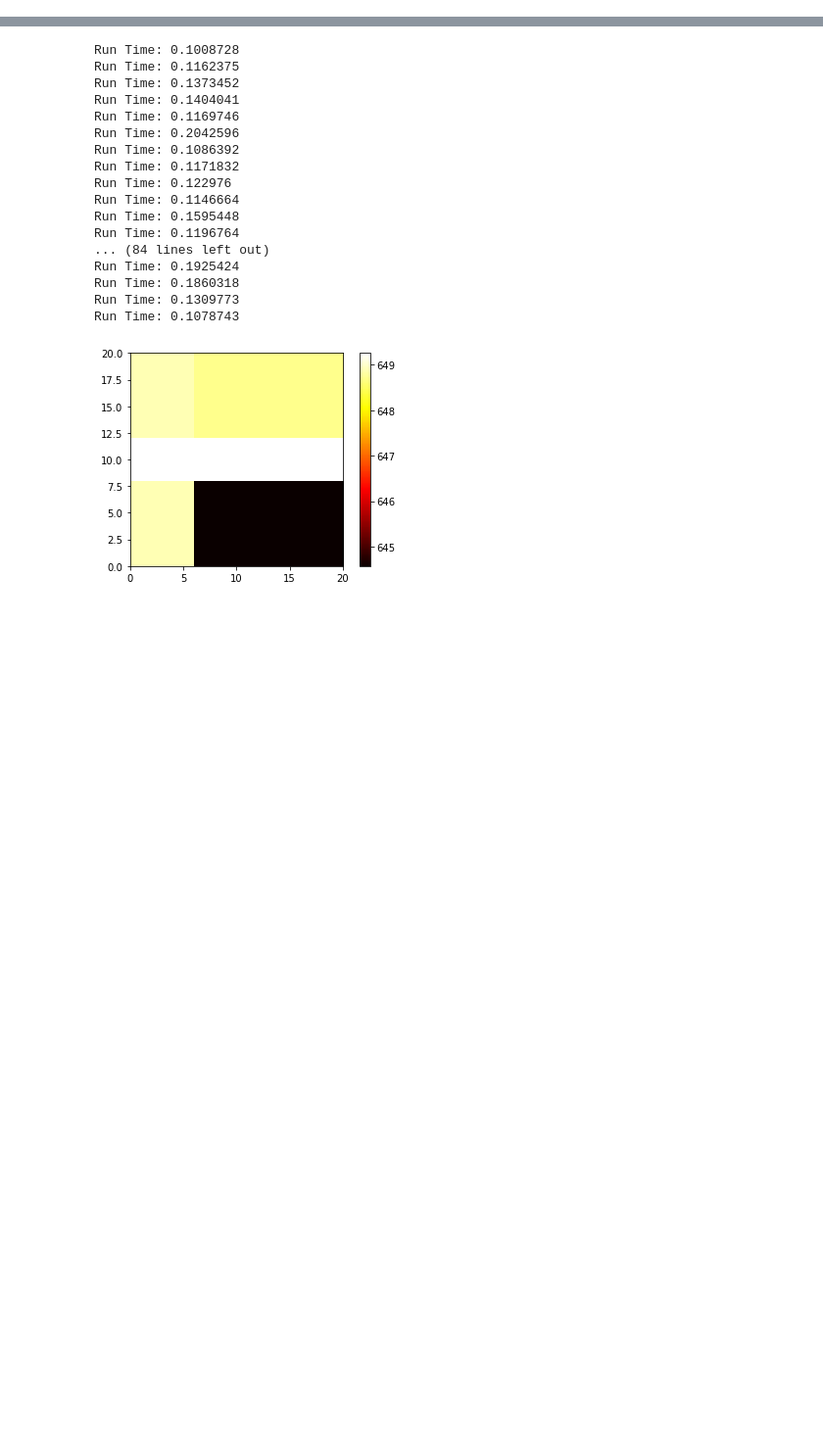
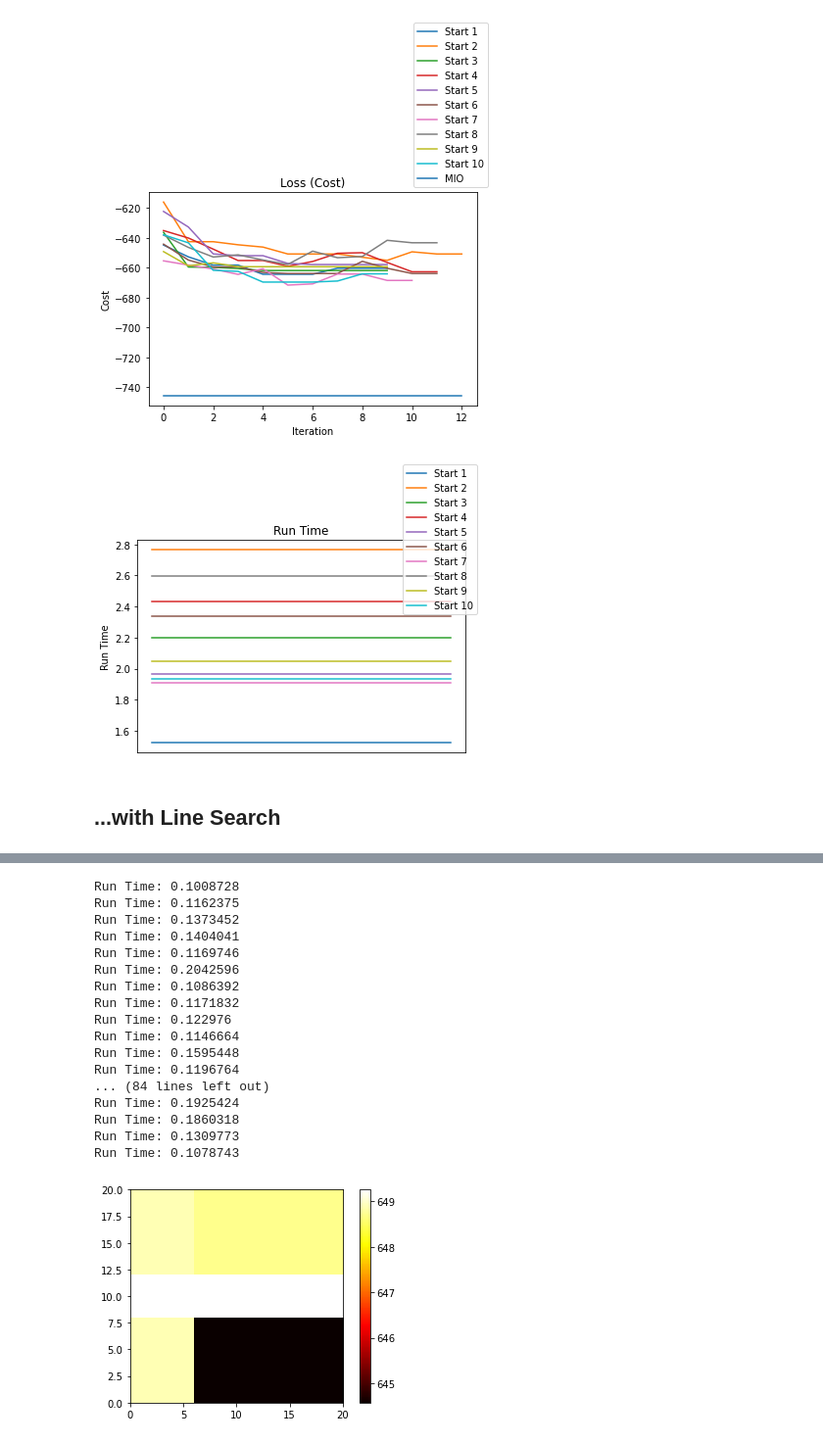
Before and after one commit to hollymc/senior-thesis, a Jupyter notebook: taxiriders-problems.ipynb, the cells around one changed output, grey strips where cells are left out. Shown at 98% size. Drawn from its saved outputs; the diff is of its cells as text; code cells hidden in the pictures; blank space fills up the shorter version.

```diff
--- a/taxiriders-problems.ipynb
+++ b/taxiriders-problems.ipynb
@@ -99,0 +248,22 @@ plt.ylabel("Profit");
+# %%
+for i in range(len(loss_lines)):
+    plt.plot(loss_lines[i], label = 'Start %s'%(i+1))
+plt.plot([obj_val[time_windows.index(window)]]*max_iter, label = 'MIO')
+plt.legend(bbox_to_anchor=(1.05, 1), loc='lower right', ncol=1)
+plt.title("Loss (Cost)")
+plt.xlabel("Iteration")
+plt.ylabel("Cost")
+plt.show()
+
+for i in range(len(runtime_lines)):
+    plt.plot([full_times[i]]*2, label = 'Start %s'%(i+1))
+plt.legend(bbox_to_anchor=(1.05, 1), loc='right', ncol=1)
+plt.title("Run Time")
+plt.xticks([])
+plt.ylabel("Run Time")
+plt.show()
+# %% [output]
+[figure, added]
+[figure, added]
+# %% [markdown]
+## ...with Line Search
```
Also changed, not shown: parts of 25 cells of this notebook.
